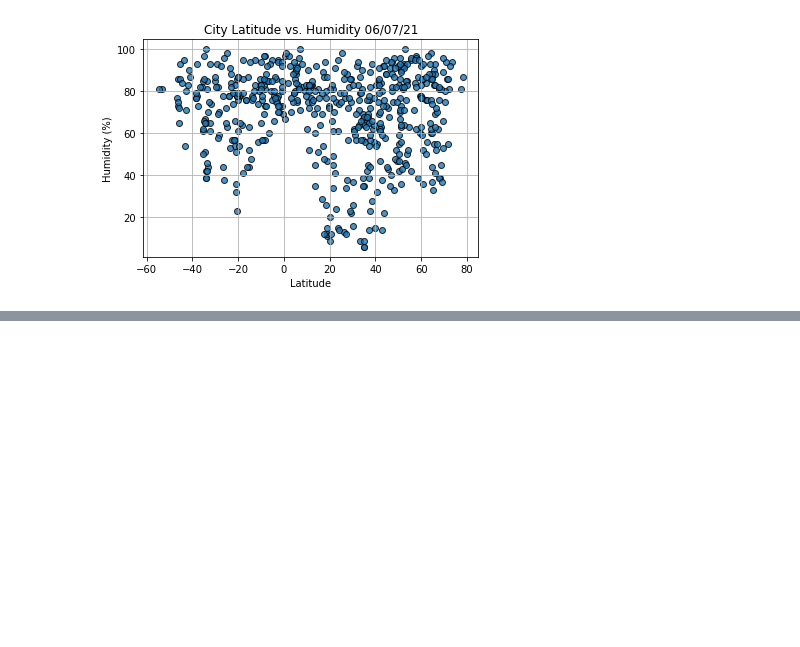
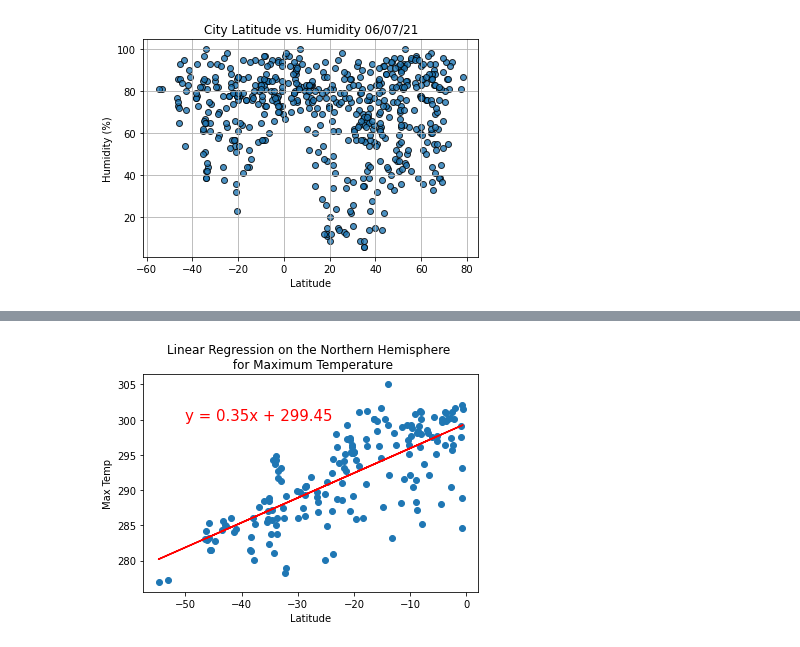
Before and after one commit to lo7kyle/World_Weather_Analysis, a Jupyter notebook: WeatherPy.ipynb, the cells around one changed output, grey strips where cells are left out. Saved outputs shown, nothing was run; the diff lists cells and outputs as text; code cells hidden in the pictures; blank space fills up the shorter version.

```diff
--- a/WeatherPy.ipynb
+++ b/WeatherPy.ipynb
@@ -251,0 +353,10 @@ plt.show()
+# %%
+# Linear regression on the Northern Hemisphere
+x_values = southern_hemi_df["Lat"]
+y_values = southern_hemi_df["Max Temp"]
+# Call the function.
+plot_linear_regression(x_values, y_values,
+                       'Linear Regression on the Northern Hemisphere \n for Maximum Temperature',
+                       'Max Temp',(-50,300))
+# %% [output]
+[figure, added]
```
Also changed, not shown: parts of 14 cells of this notebook.
